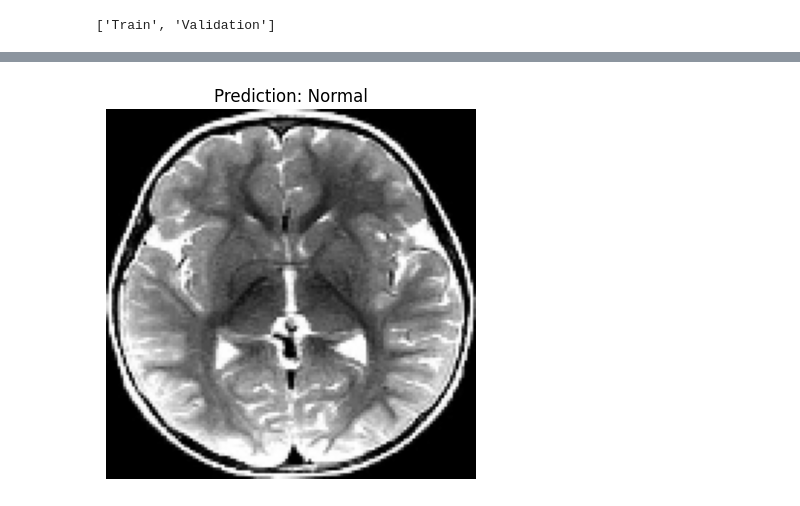
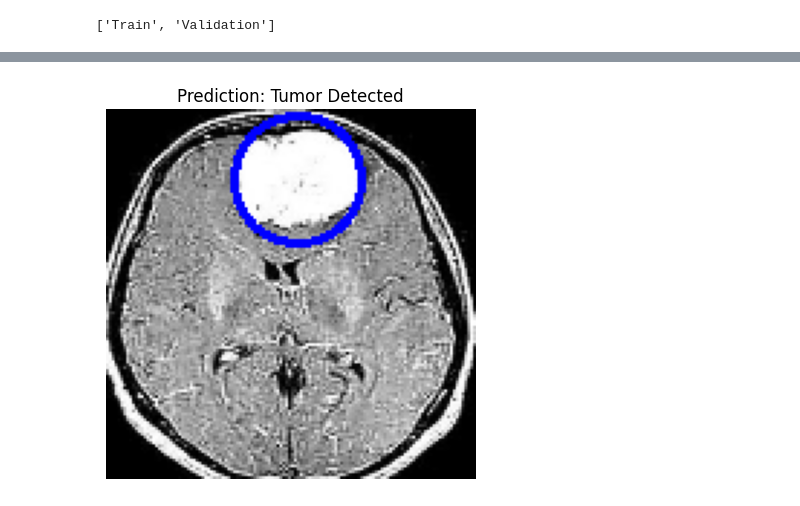
Before and after one commit to sanhith-lab/generative_ai_2251, a Jupyter notebook: Gen_AI_Project.ipynb, the cells around one changed output, grey strips where cells are left out. Drawn from its saved outputs; the diff is of its cells as text; code cells hidden in the pictures.

```diff
--- a/Gen_AI_Project.ipynb
+++ b/Gen_AI_Project.ipynb
@@ -103,12 +280,31 @@ WARNING:absl:You are saving your model as an HDF5 file via `model.save()` or `ke
 from tensorflow.keras.preprocessing import image
 import numpy as np
 import matplotlib.pyplot as plt
-img_path = "/content/Normal (1).jpg"
+import cv2
+
+IMG_SIZE = 128
+img_path = "/content/Tumor (1).jpg"
+
 img = image.load_img(img_path, target_size=(IMG_SIZE, IMG_SIZE), color_mode="grayscale")
 img_array = image.img_to_array(img) / 255.0
-img_array = np.expand_dims(img_array, axis=0)
-prediction = model.predict(img_array)[0][0]
-plt.imshow(img_array.squeeze(), cmap='gray')
+input_array = np.expand_dims(img_array, axis=0)
+
+prediction = model.predict(input_array)[0][0]
+
+img_uint8 = (img_array.squeeze() * 255).astype(np.uint8)
+
+_, thresh = cv2.threshold(img_uint8, 200, 255, cv2.THRESH_BINARY)
+
+contours, _ = cv2.findContours(thresh, cv2.RETR_EXTERNAL, cv2.CHAIN_APPROX_SIMPLE)
+
+img_with_circle = cv2.cvtColor(img_uint8, cv2.COLOR_GRAY2BGR)
+if prediction > 0.5 and contours:
+    largest_contour = max(contours, key=cv2.contourArea)
+    (x, y), radius = cv2.minEnclosingCircle(largest_contour)
+    center = (int(x), int(y))
+    radius = int(radius)
+    cv2.circle(img_with_circle, center, radius, (0, 0, 255), 2)
+plt.imshow(img_with_circle)
 plt.title("Prediction: " + ("Tumor Detected" if prediction > 0.5 else "Normal"))
 plt.axis('off')
 plt.show()
@@ -117 +313 @@ plt.show()
-[figure, old version]
+[figure, new version]
```
Also changed, not shown: parts of 13 cells of this notebook.
